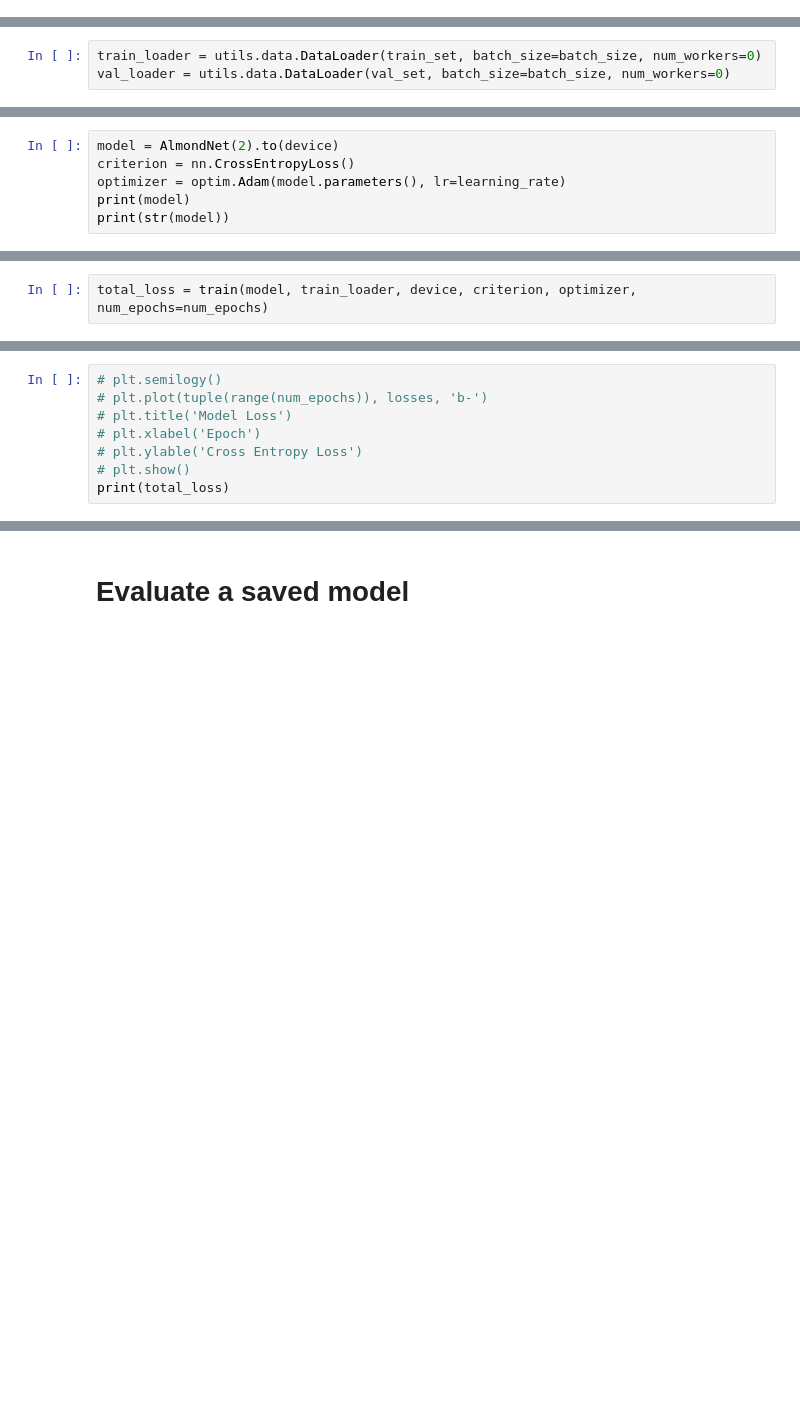
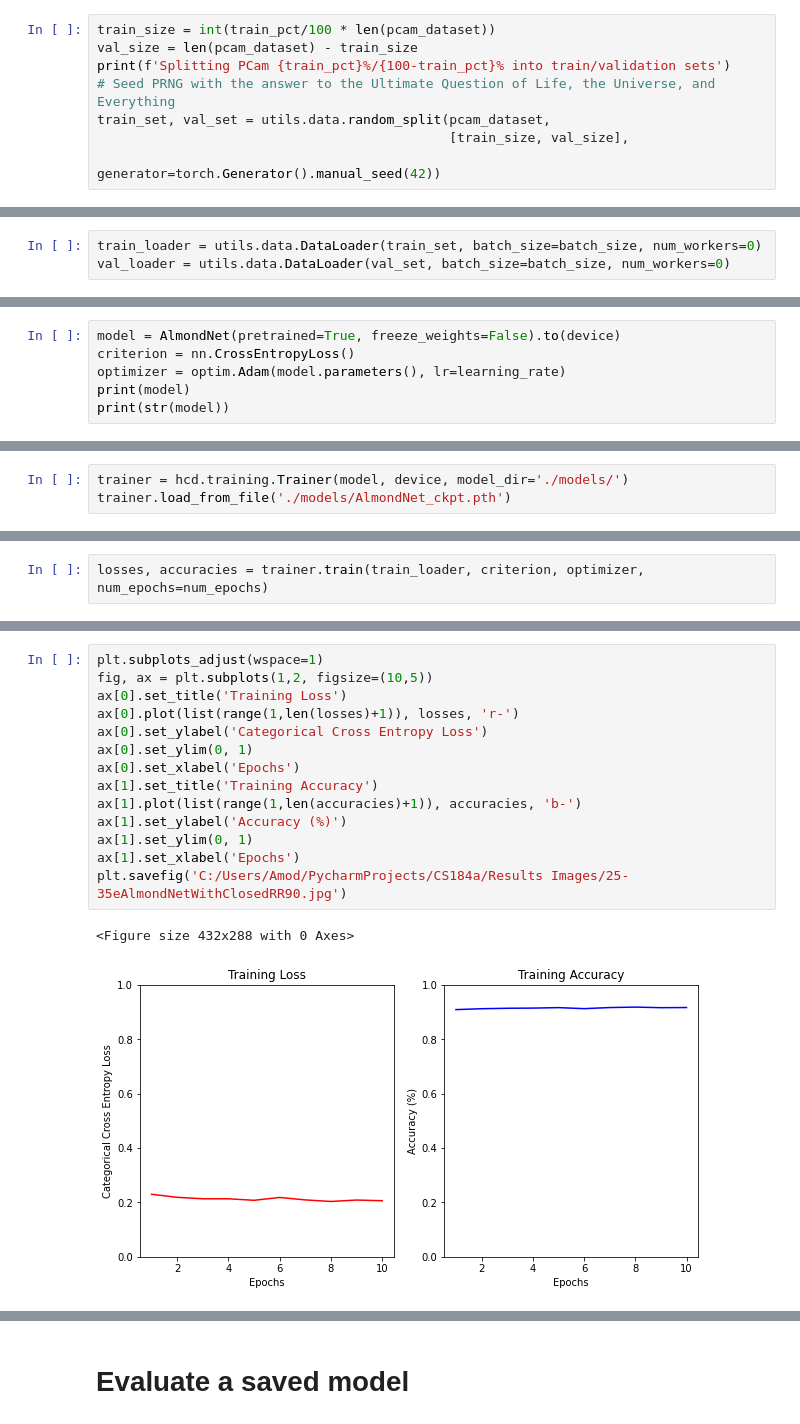
Before and after one commit to aramuk/histopathology, a Jupyter notebook: notebooks/experiment_AlmondNet.ipynb, the cells around one changed output, grey strips where cells are left out. Saved outputs shown, nothing was run; the diff lists cells and outputs as text; blank space fills up the shorter version.

```diff
--- a/notebooks/experiment_AlmondNet.ipynb
+++ b/notebooks/experiment_AlmondNet.ipynb
@@ -49,0 +54,8 @@ train_set, val_set = utils.data.random_split(pcam_dataset, [154000, 66025])
+# %%
+train_size = int(train_pct/100 * len(pcam_dataset))
+val_size = len(pcam_dataset) - train_size
+print(f'Splitting PCam {train_pct}%/{100-train_pct}% into train/validation sets')
+# Seed PRNG with the answer to the Ultimate Question of Life, the Universe, and Everything
+train_set, val_set = utils.data.random_split(pcam_dataset,
+                                             [train_size, val_size],
+                                             generator=torch.Generator().manual_seed(42))
@@ -56,5 +72,5 @@ print('Device:', device)
 # %%
-model = AlmondNet(2).to(device)
+model = AlmondNet(pretrained=True, freeze_weights=False).to(device)
 criterion = nn.CrossEntropyLoss()
 optimizer = optim.Adam(model.parameters(), lr=learning_rate)
 print(model)
@@ -66,0 +96,3 @@ trainer.load_checkpoint()
+# %%
+trainer = hcd.training.Trainer(model, device, model_dir='./models/')
+trainer.load_from_file('./models/AlmondNet_ckpt.pth')
@@ -67,2 +101,2 @@ trainer.load_checkpoint()
 # %%
-total_loss = train(model, train_loader, device, criterion, optimizer, num_epochs=num_epochs)
+losses, accuracies = trainer.train(train_loader, criterion, optimizer, num_epochs=num_epochs)
@@ -69,9 +121,18 @@ total_loss = train(model, train_loader, device, criterion, optimizer, num_epochs
-# %%
-# plt.semilogy()
-# plt.plot(tuple(range(num_epochs)), losses, 'b-')
-# plt.title('Model Loss')
-# plt.xlabel('Epoch')
-# plt.ylable('Cross Entropy Loss')
-# plt.show()
-print(total_loss)
+# %%
+plt.subplots_adjust(wspace=1)
+fig, ax = plt.subplots(1,2, figsize=(10,5))
+ax[0].set_title('Training Loss')
+ax[0].plot(list(range(1,len(losses)+1)), losses, 'r-')
+ax[0].set_ylabel('Categorical Cross Entropy Loss')
+ax[0].set_ylim(0, 1)
+ax[0].set_xlabel('Epochs')
+ax[1].set_title('Training Accuracy')
+ax[1].plot(list(range(1,len(accuracies)+1)), accuracies, 'b-')
+ax[1].set_ylabel('Accuracy (%)')
+ax[1].set_ylim(0, 1)
+ax[1].set_xlabel('Epochs')
+plt.savefig('C:/Users/Amod/PycharmProjects/CS184a/Results Images/25-35eAlmondNetWithClosedRR90.jpg')
+# %% [output]
+<Figure size 432x288 with 0 Axes>
+[figure, added]
 # %%
```
Also changed, not shown: parts of 16 cells of this notebook, 4 other files.
